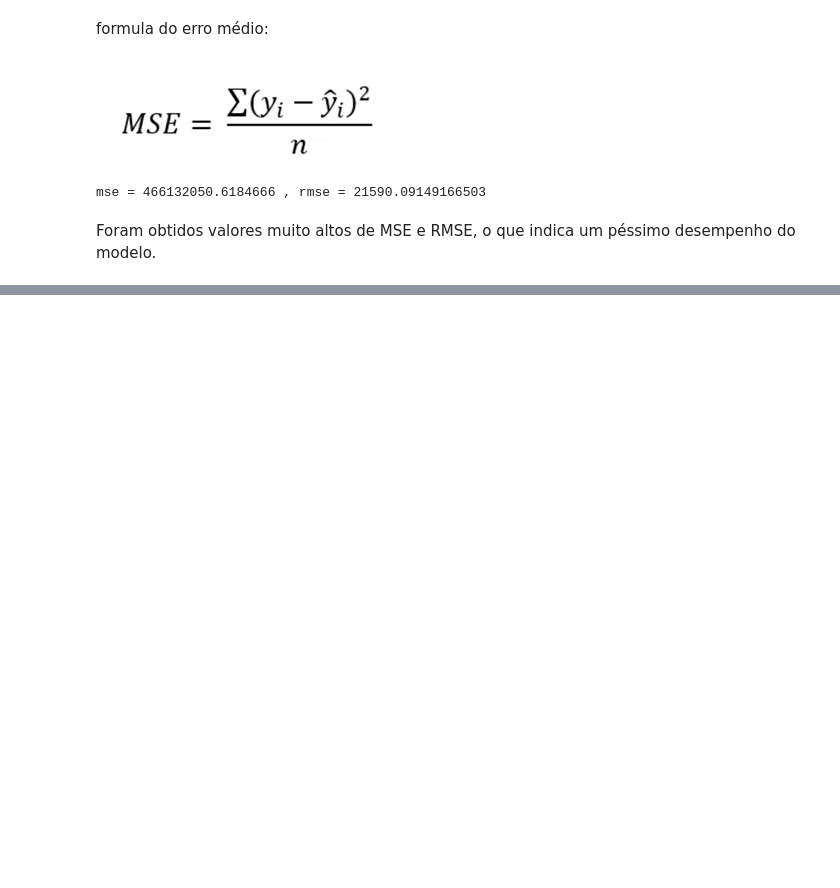
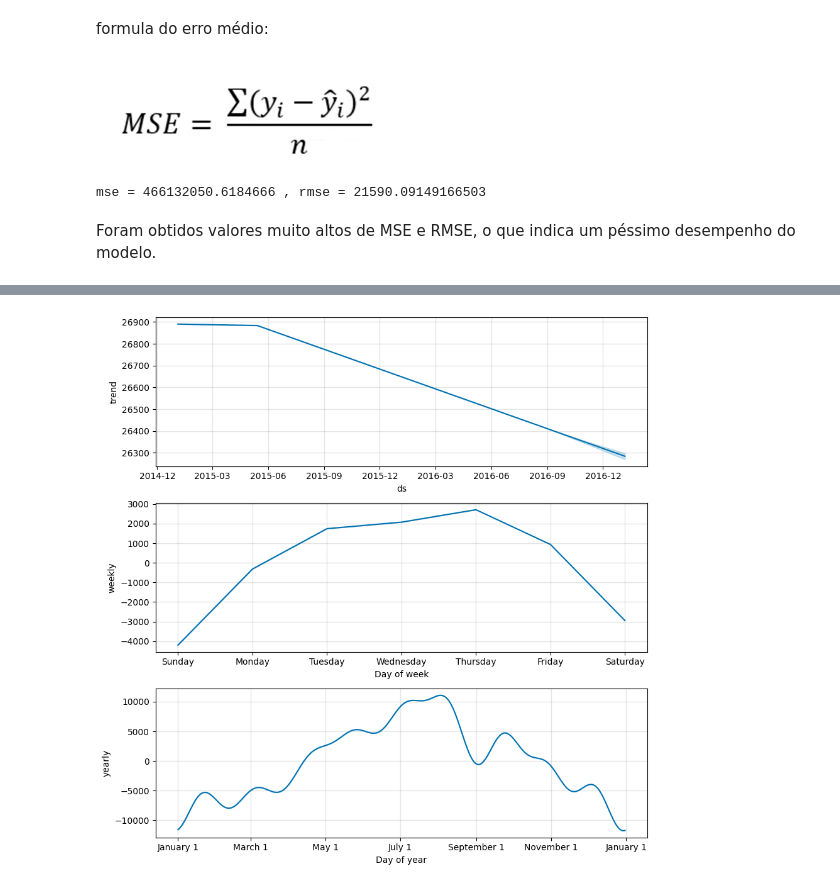
Before and after one commit to cauancalmeida/Data_Science_studies, a Jupyter notebook: Analisando_e_Prevendo_series_temporais.ipynb, the cells around one changed output, grey strips where cells are left out. Drawn from its saved outputs; the diff is of its cells as text; code cells hidden in the pictures; blank space fills up the shorter version.

```diff
--- a/Analisando_e_Prevendo_series_temporais.ipynb
+++ b/Analisando_e_Prevendo_series_temporais.ipynb
@@ -769,0 +875,4 @@ Foram obtidos valores muito altos de MSE e RMSE, o que indica um péssimo desemp
+# %%
+fig2 = modelo.plot_components(previsao)
+# %% [output]
+[figure, added]
```
Also changed, not shown: parts of 56 cells of this notebook.
